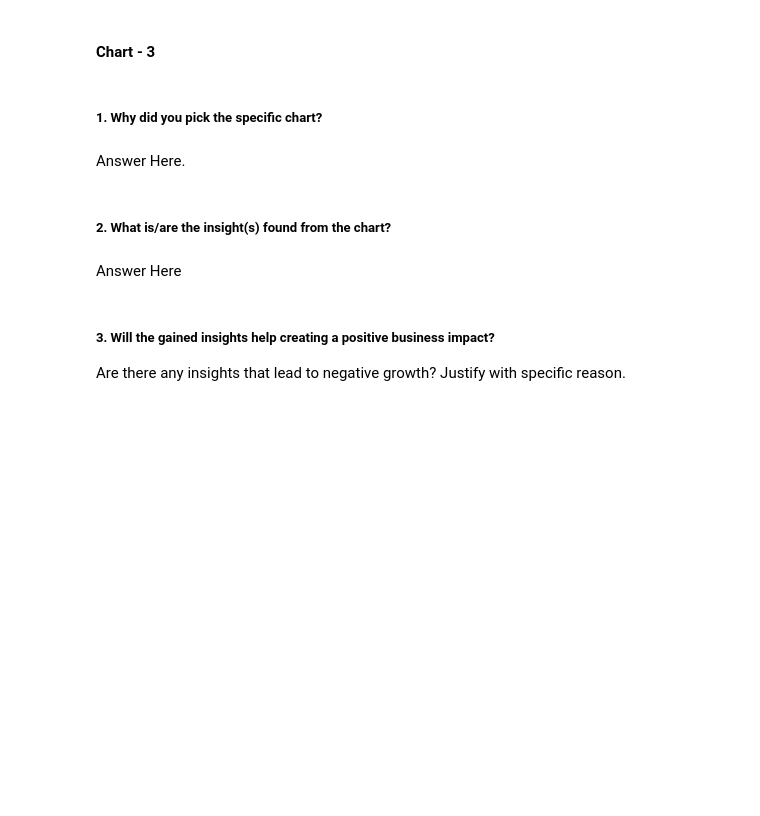
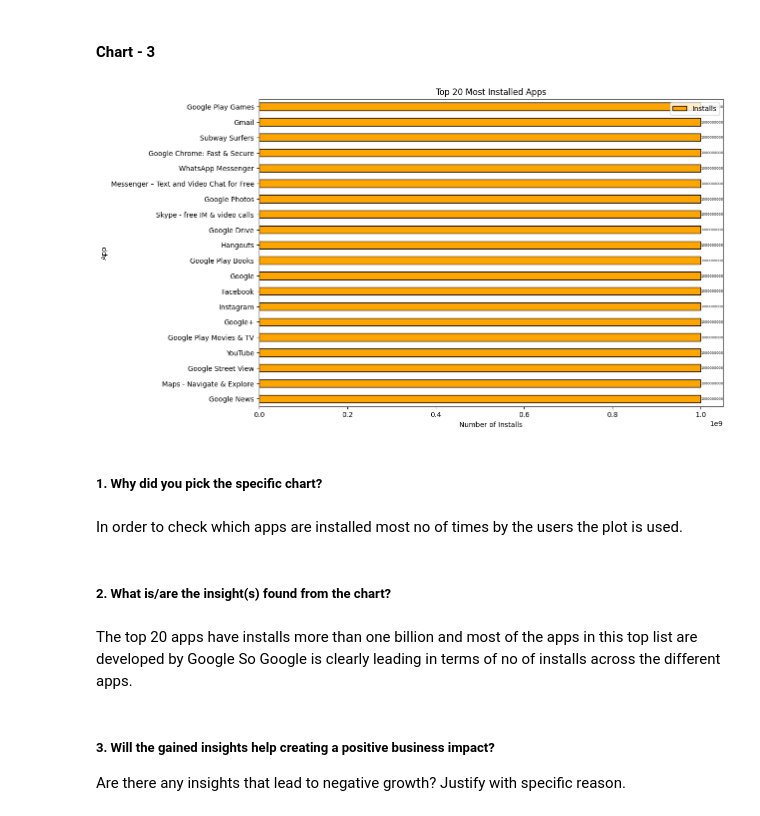
Before and after one commit to gawandegaurav60/Play-Store-Review-Analysis-EDA, a Jupyter notebook: Play_Store_App_Review_Exploratory_Data_Analysis.ipynb, the cells around one changed output. Drawn from its saved outputs; the diff is of its cells as text; code cells hidden in the pictures; blank space fills up the shorter version.

```diff
--- a/Play_Store_App_Review_Exploratory_Data_Analysis.ipynb
+++ b/Play_Store_App_Review_Exploratory_Data_Analysis.ipynb
@@ -688,11 +706,33 @@ Answer Here
+# %%
+# Chart - 3 visualization code
+# Sort the dataframe by 'Installs' column in descending order and select the top 20 rows
+top_20_apps = ps_df.sort_values(by='Installs', ascending=False).head(20)
+
+# Generate the bar chart
+ax = top_20_apps.plot.barh(x='App', y='Installs', color='orange', edgecolor='black', figsize=(12, 8))
+
+# Add count values on the bars
+for i, v in enumerate(top_20_apps['Installs']):
+    ax.text(v, i, str(v), color='black', va='center', fontsize=5, ha='left')
+
+# Set title, x-axis label, and y-axis label
+plt.title('Top 20 Most Installed Apps', fontsize=12)
+plt.xlabel('Number of Installs', fontsize=10)
+plt.ylabel('App', fontsize=10)
+
+# Show the plot
+plt.show()
+# %% [output]
+[figure, added]
 # %% [markdown]
 ##### 1. Why did you pick the specific chart?
-# %% [markdown]
-Answer Here.
+# %% [markdown]
+In order to check which apps are installed most no of times by the users the plot is used.
 # %% [markdown]
 ##### 2. What is/are the insight(s) found from the chart?
-# %% [markdown]
-Answer Here
+# %% [markdown]
+The top 20 apps have installs more than one billion and most of the apps in this top list are developed by Google
+So Google is clearly leading in terms of no of installs across the different apps.
 # %% [markdown]
 ##### 3. Will the gained insights help creating a positive business impact?
 Are there any insights that lead to negative growth? Justify with specific reason.
```
Also changed, not shown: parts of 53 cells of this notebook.
